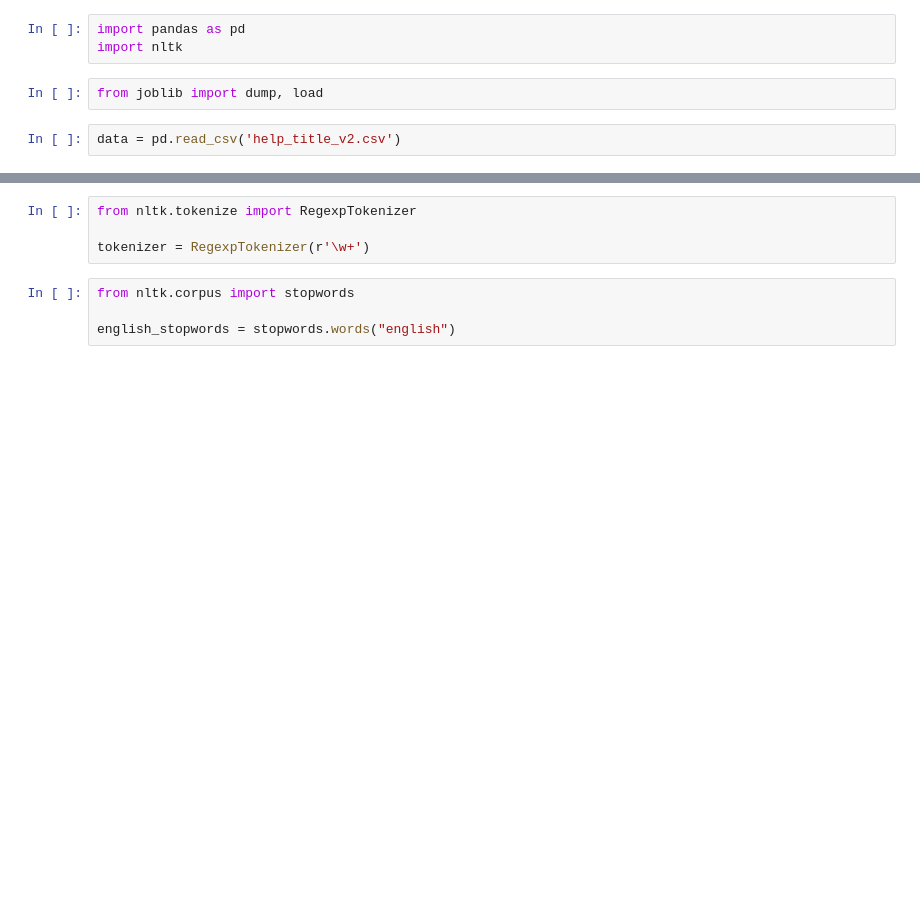
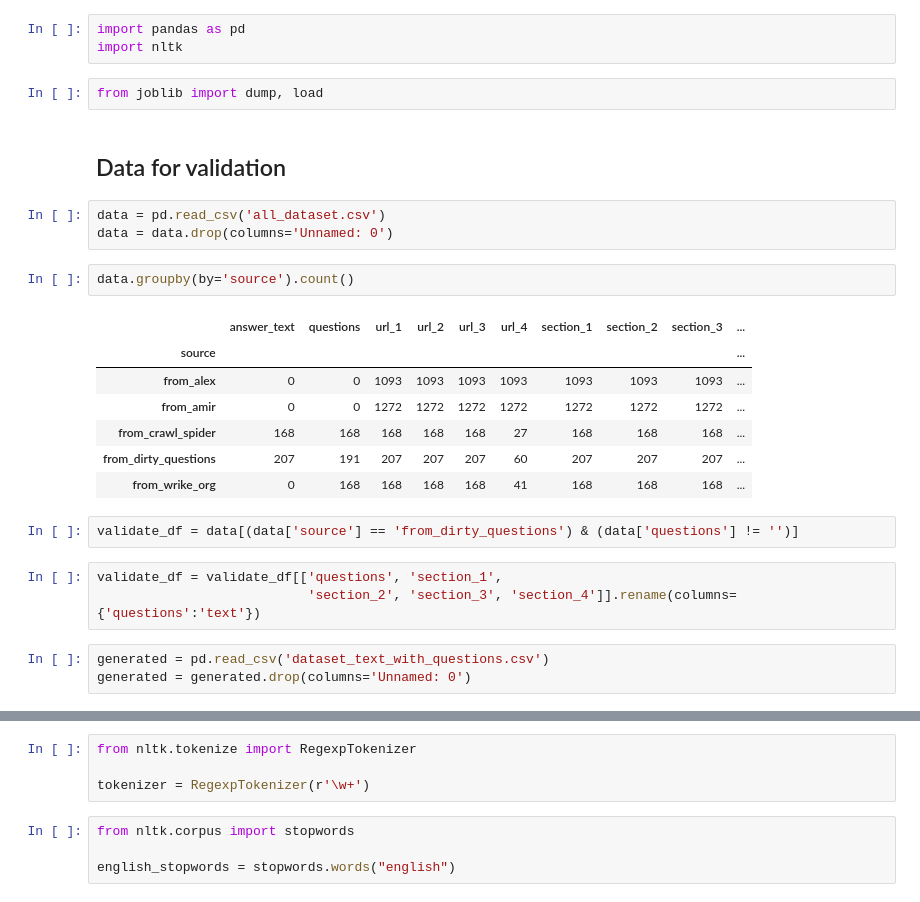
Before and after one commit to wrike-3/help_bot, a Jupyter notebook: notebooks/tf_idf_logreg.ipynb, the cells around one changed output, grey strips where cells are left out. Saved outputs shown, nothing was run; the diff lists cells and outputs as text; blank space fills up the shorter version.

Commit message:
try to train and validate

```diff
--- a/notebooks/tf_idf_logreg.ipynb
+++ b/notebooks/tf_idf_logreg.ipynb
@@ -3,5 +3,26 @@ import pandas as pd
 import nltk
 # %%
 from joblib import dump, load
+# %% [markdown]
+## Data for validation
 # %%
-data = pd.read_csv('help_title_v2.csv')
+data = pd.read_csv('all_dataset.csv')
+data = data.drop(columns='Unnamed: 0')
+# %%
+data.groupby(by='source').count()
+# %% [output]
+|  | answer_text | questions | url_1 | url_2 | url_3 | url_4 | section_1 | section_2 | section_3 | ... |
+| source |  |  |  |  |  |  |  |  |  | ... |
+| from_alex | 0 | 0 | 1093 | 1093 | 1093 | 1093 | 1093 | 1093 | 1093 | ... |
+| from_amir | 0 | 0 | 1272 | 1272 | 1272 | 1272 | 1272 | 1272 | 1272 | ... |
+| from_crawl_spider | 168 | 168 | 168 | 168 | 168 | 27 | 168 | 168 | 168 | ... |
+| from_dirty_questions | 207 | 191 | 207 | 207 | 207 | 60 | 207 | 207 | 207 | ... |
+| from_wrike_org | 0 | 168 | 168 | 168 | 168 | 41 | 168 | 168 | 168 | ... |
+# %%
+validate_df = data[(data['source'] == 'from_dirty_questions') & (data['questions'] != '')]
+# %%
+validate_df = validate_df[['questions', 'section_1',
+                           'section_2', 'section_3', 'section_4']].rename(columns={'questions':'text'})
+# %%
+generated = pd.read_csv('dataset_text_with_questions.csv')
+generated = generated.drop(columns='Unnamed: 0')
```
Also changed, not shown: parts of 36 cells of this notebook, 7 other files.
